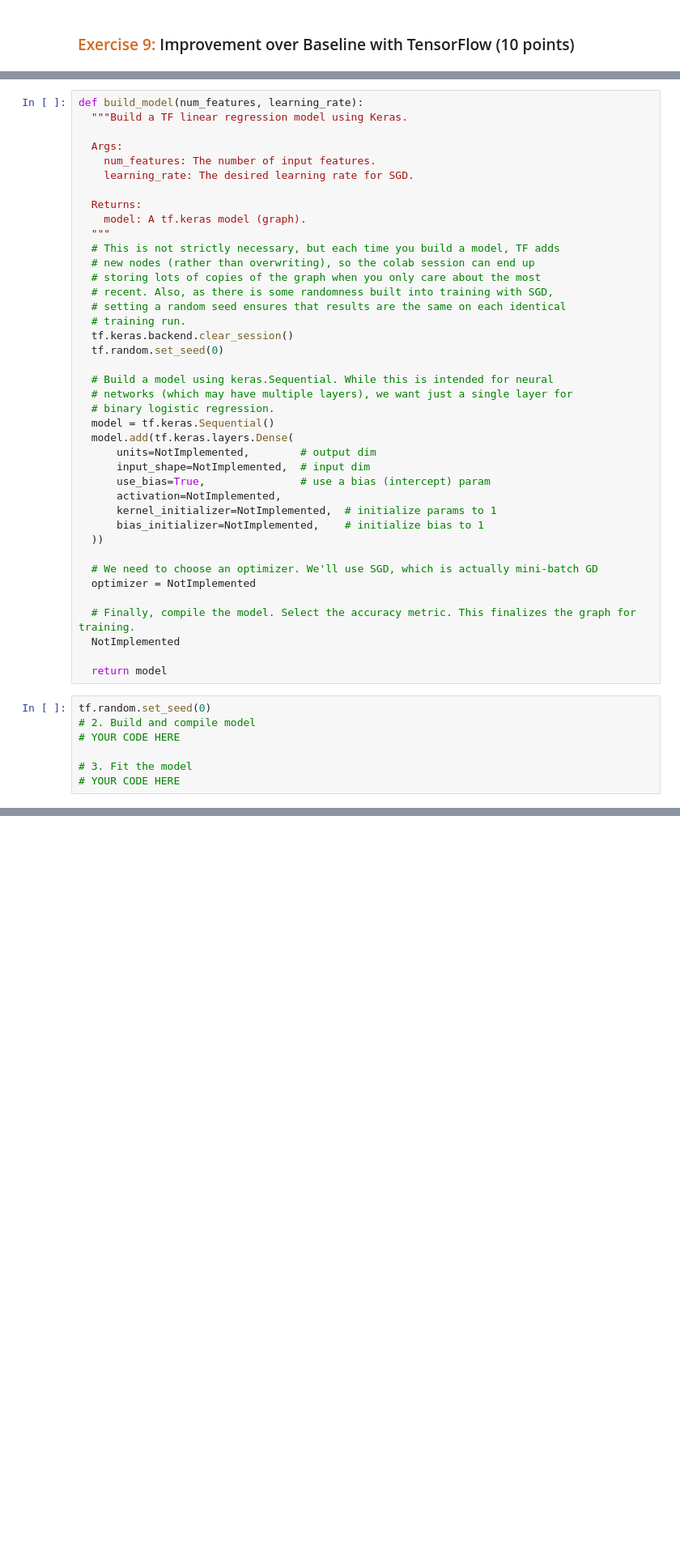
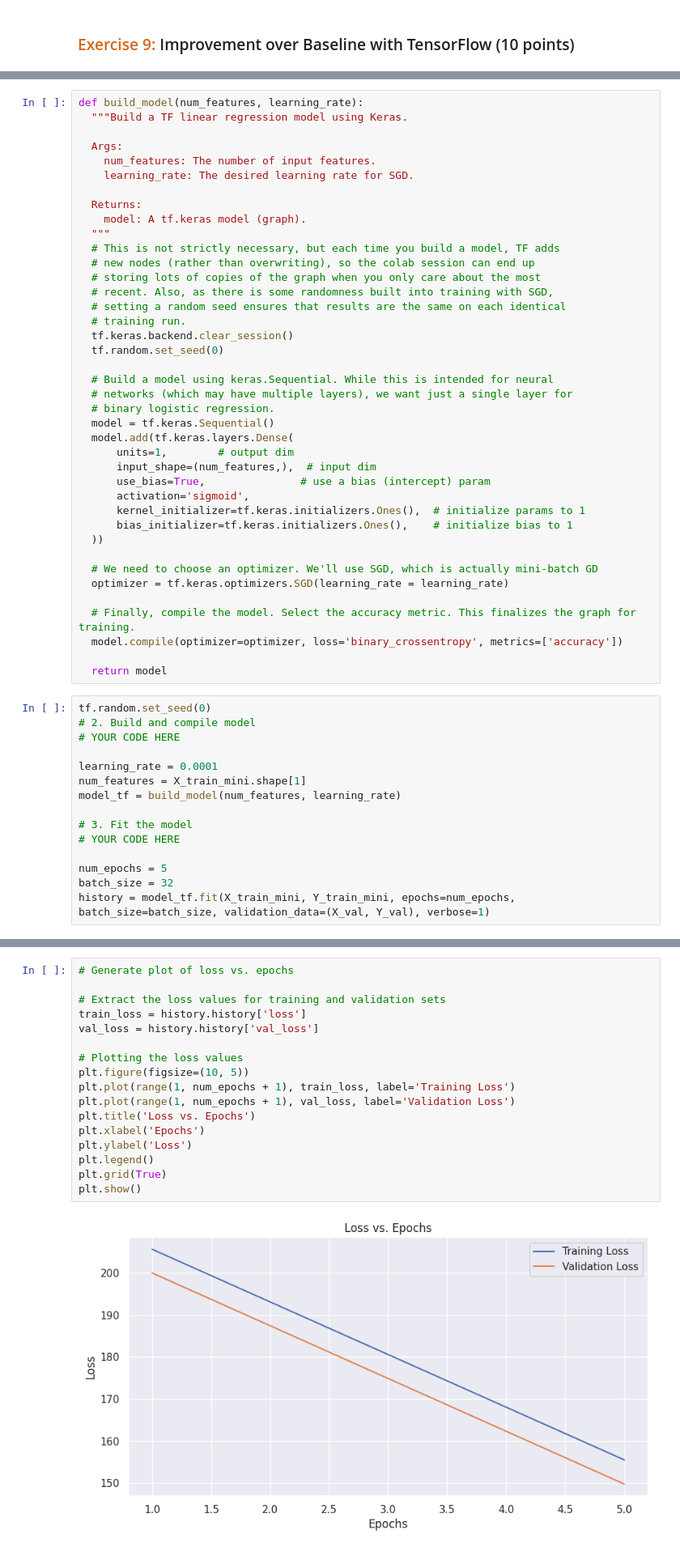
Before and after one commit to shanis345/DeepLearningAI_Mathematics_Specialization, a Jupyter notebook: 04_Logistic_Regression_with_Tensorflow.ipynb, the cells around one changed output, grey strips where cells are left out. Shown: that part at 81% size. Drawn from its saved outputs; the diff is of its cells as text; blank space fills up the shorter version.

```diff
--- a/04_Logistic_Regression_with_Tensorflow.ipynb
+++ b/04_Logistic_Regression_with_Tensorflow.ipynb
@@ -341,19 +337,19 @@ def build_model(num_features, learning_rate):
   # binary logistic regression.
   model = tf.keras.Sequential()
   model.add(tf.keras.layers.Dense(
-      units=NotImplemented,        # output dim
-      input_shape=NotImplemented,  # input dim
+      units=1,        # output dim
+      input_shape=(num_features,),  # input dim
       use_bias=True,               # use a bias (intercept) param
-      activation=NotImplemented,
-      kernel_initializer=NotImplemented,  # initialize params to 1
-      bias_initializer=NotImplemented,    # initialize bias to 1
+      activation='sigmoid',
+      kernel_initializer=tf.keras.initializers.Ones(),  # initialize params to 1
+      bias_initializer=tf.keras.initializers.Ones(),    # initialize bias to 1
   ))
 
   # We need to choose an optimizer. We'll use SGD, which is actually mini-batch GD
-  optimizer = NotImplemented
+  optimizer = tf.keras.optimizers.SGD(learning_rate = learning_rate)
 
   # Finally, compile the model. Select the accuracy metric. This finalizes the graph for training.
-  NotImplemented
+  model.compile(optimizer=optimizer, loss='binary_crossentropy', metrics=['accuracy'])
 
   return model
 # %%
@@ -361,5 +357,13 @@ tf.random.set_seed(0)
 # 2. Build and compile model
 # YOUR CODE HERE
 
+learning_rate = 0.0001
+num_features = X_train_mini.shape[1]
+model_tf = build_model(num_features, learning_rate)
+
 # 3. Fit the model
 # YOUR CODE HERE
+
+num_epochs = 5
+batch_size = 32
+history = model_tf.fit(X_train_mini, Y_train_mini, epochs=num_epochs, batch_size=batch_size, validation_data=(X_val, Y_val), verbose=1)
@@ -366,3 +381,22 @@ tf.random.set_seed(0)
+# %%
+# Generate plot of loss vs. epochs
+
+# Extract the loss values for training and validation sets
+train_loss = history.history['loss']
+val_loss = history.history['val_loss']
+
+# Plotting the loss values
+plt.figure(figsize=(10, 5))
+plt.plot(range(1, num_epochs + 1), train_loss, label='Training Loss')
+plt.plot(range(1, num_epochs + 1), val_loss, label='Validation Loss')
+plt.title('Loss vs. Epochs')
+plt.xlabel('Epochs')
+plt.ylabel('Loss')
+plt.legend()
+plt.grid(True)
+plt.show()
+# %% [output]
+[figure, added]
 # %% [markdown]
 ---
 ### Step 5: Hyperparameter tuning
```
Also changed, not shown: parts of 18 cells of this notebook.
